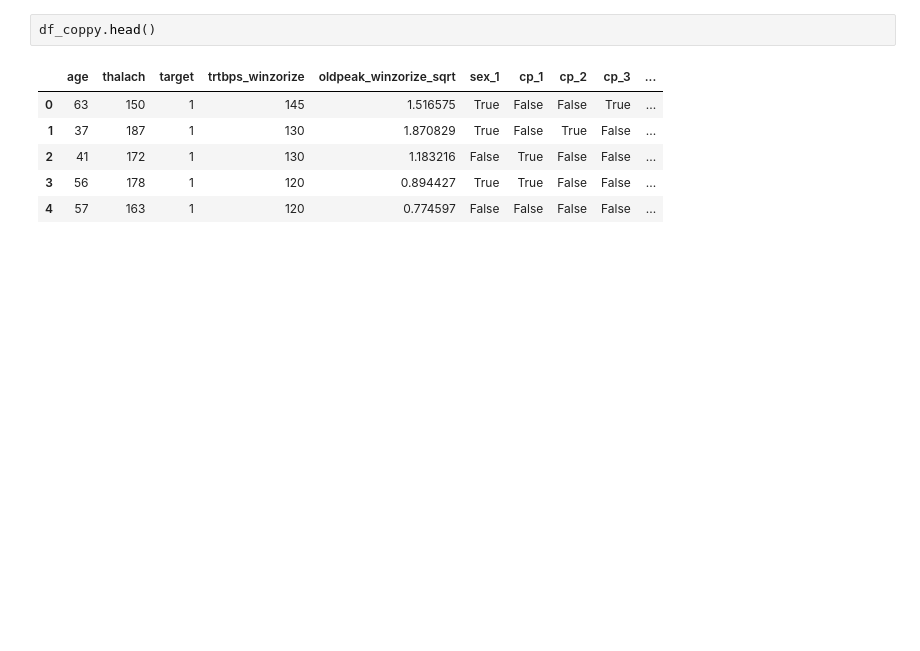
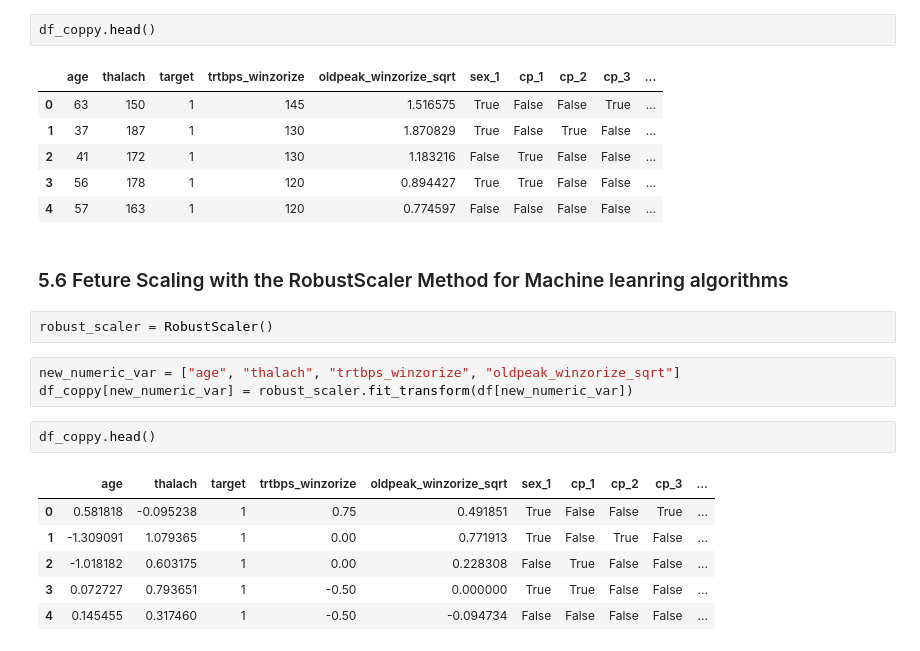
Before and after one commit to quangminh206lnh-collab/Practice_heart_prediction_attack-, a Jupyter notebook: heart_attack_prediction.ipynb, the cells around one changed output. Saved outputs shown, nothing was run; the diff lists cells and outputs as text; blank space fills up the shorter version.

Commit message:
V25_Feature Scaling robust method

```diff
--- a/heart_attack_prediction.ipynb
+++ b/heart_attack_prediction.ipynb
@@ -1037,3 +1037,19 @@ df_coppy.head()
 | 2 | 41 | 172 | 1 | 130 | 1.183216 | False | True | False | False | ... |
 | 3 | 56 | 178 | 1 | 120 | 0.894427 | True | True | False | False | ... |
 | 4 | 57 | 163 | 1 | 120 | 0.774597 | False | False | False | False | ... |
+# %% [markdown]
+### 5.6 Feture Scaling with the RobustScaler Method for Machine leanring algorithms
+# %%
+robust_scaler = RobustScaler()
+# %%
+new_numeric_var = ["age", "thalach", "trtbps_winzorize", "oldpeak_winzorize_sqrt"]
+df_coppy[new_numeric_var] = robust_scaler.fit_transform(df[new_numeric_var])
+# %%
+df_coppy.head()
+# %% [output]
+|  | age | thalach | target | trtbps_winzorize | oldpeak_winzorize_sqrt | sex_1 | cp_1 | cp_2 | cp_3 | ... |
+| 0 | 0.581818 | -0.095238 | 1 | 0.75 | 0.491851 | True | False | False | True | ... |
+| 1 | -1.309091 | 1.079365 | 1 | 0.00 | 0.771913 | True | False | True | False | ... |
+| 2 | -1.018182 | 0.603175 | 1 | 0.00 | 0.228308 | False | True | False | False | ... |
+| 3 | 0.072727 | 0.793651 | 1 | -0.50 | 0.000000 | True | True | False | False | ... |
+| 4 | 0.145455 | 0.317460 | 1 | -0.50 | -0.094734 | False | False | False | False | ... |
```
